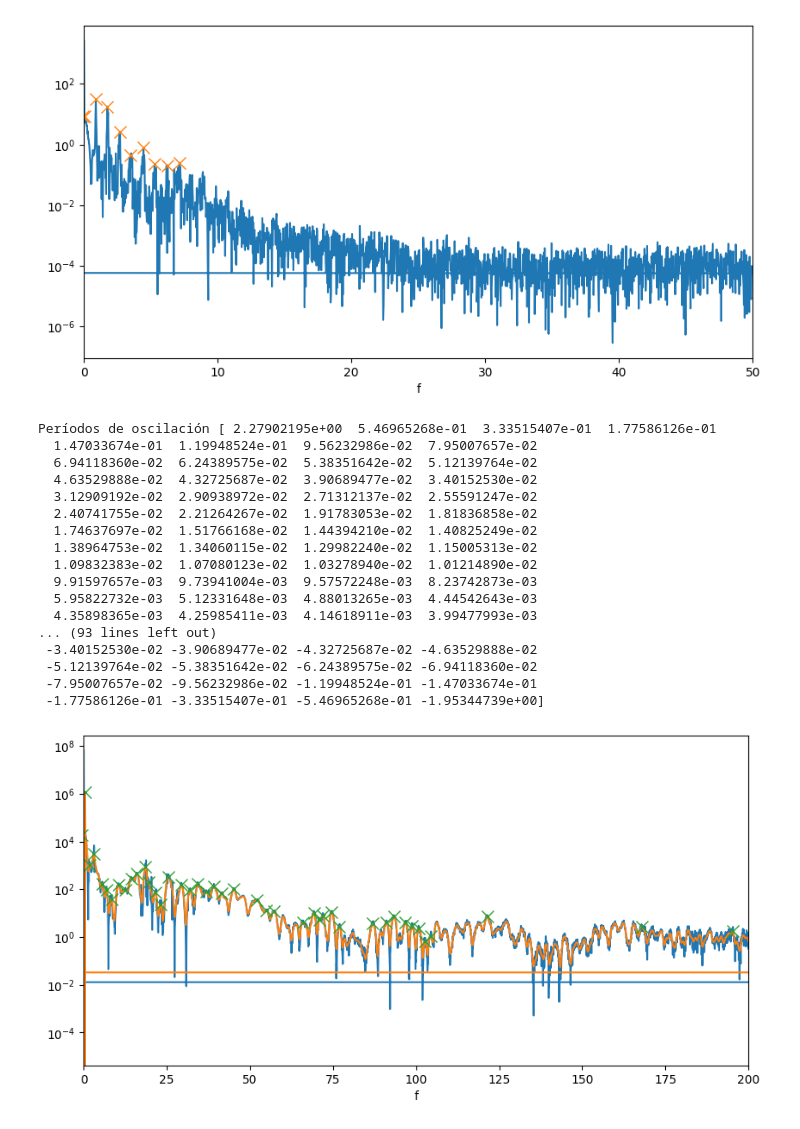
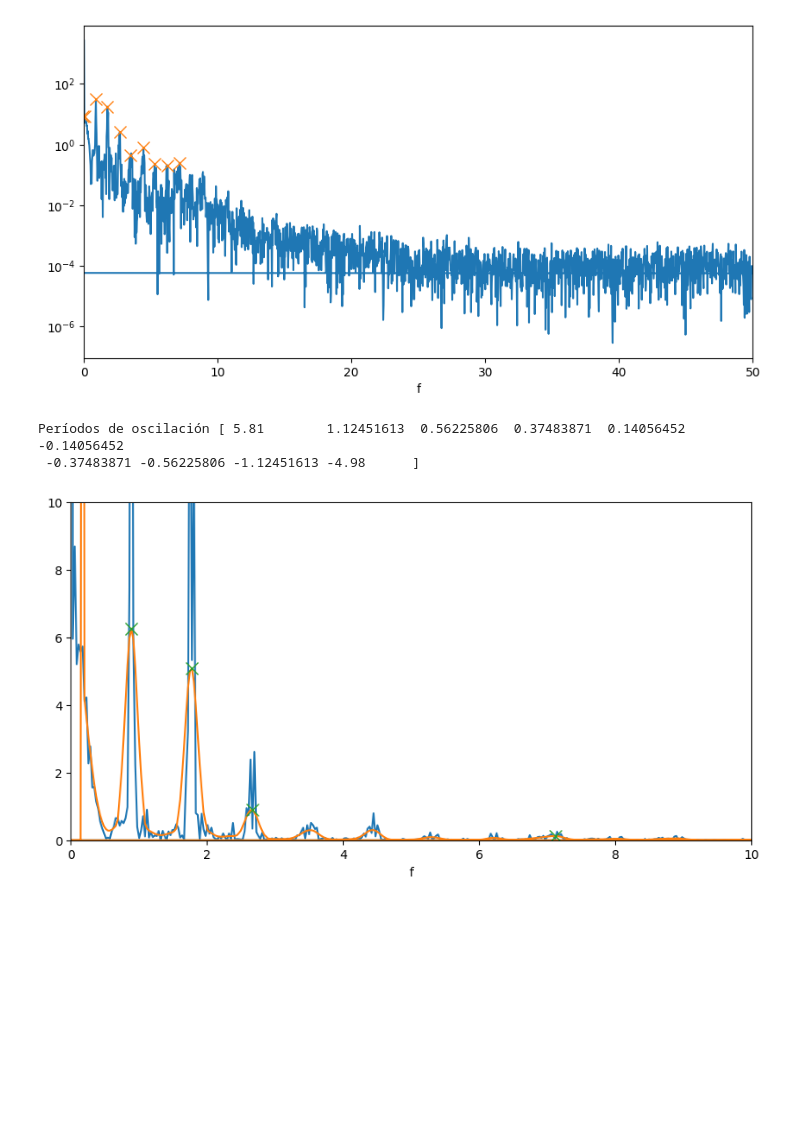
Before and after one commit to sebastlop/series-temporales-machine-learning, a Jupyter notebook: Apuntes/Tema-4/Tema-4-analisis-fourier.ipynb, the cells around one changed output. Cells and saved outputs as stored; diff of their text form; code cells hidden in the pictures; blank space fills up the shorter version.

```diff
--- a/Apuntes/Tema-4/Tema-4-analisis-fourier.ipynb
+++ b/Apuntes/Tema-4/Tema-4-analisis-fourier.ipynb
@@ -146,41 +146,26 @@ Períodos de oscilación [ 17.43         1.12451613   0.57147541   0.37085106
   -0.57147541  -1.12451613 -17.43      ]
 [figure]
 # %%
-from scipy.signal import find_peaks
-
+# Podemos ver una aproximación extra a partir de suavizar la señal
 #suavizamos con un filtro gaussiano la señal
 
 def gauss(x, m, s):
     return np.exp(-(x-m)**2/2/s**2)/np.sqrt(2*np.pi)/s
 
 plantilla = gauss(np.arange(13),6,3)
-soft = np.hstack([np.zeros(6),np.convolve(spectral_density[:,0], plantilla, mode='valid'),np.zeros(6)])
+soft = np.hstack([np.zeros(6),np.convolve(spectral_density, plantilla, mode='valid'),np.zeros(6)])
 # %%
-peaks = find_peaks(soft,threshold=0.01, distance=10)[0]
+peaks = find_peaks(soft,threshold=0.001, distance=10)[0]
 print(f'Períodos de oscilación {1/freqs[peaks]}')
 plt.figure(figsize=(10,5))
 plt.xlabel('f')
-plt.semilogy(freqs,spectral_density[:,0])
-plt.semilogy(freqs,soft)
-plt.semilogy(freqs[peaks],soft[peaks],'x', ms=10)
-plt.xlim(0,200)
+plt.plot(freqs,spectral_density)
+plt.plot(freqs,soft)
+plt.plot(freqs[peaks],soft[peaks],'x', ms=10)
+plt.xlim(0,10)
+plt.ylim(0,10)
 plt.show()
 # %% [output]
-Períodos de oscilación [ 2.27902195e+00  5.46965268e-01  3.33515407e-01  1.77586126e-01
-  1.47033674e-01  1.19948524e-01  9.56232986e-02  7.95007657e-02
-  6.94118360e-02  6.24389575e-02  5.38351642e-02  5.12139764e-02
-  4.63529888e-02  4.32725687e-02  3.90689477e-02  3.40152530e-02
-  3.12909192e-02  2.90938972e-02  2.71312137e-02  2.55591247e-02
-  2.40741755e-02  2.21264267e-02  1.91783053e-02  1.81836858e-02
-  1.74637697e-02  1.51766168e-02  1.44394210e-02  1.40825249e-02
-  1.38964753e-02  1.34060115e-02  1.29982240e-02  1.15005313e-02
-  1.09832383e-02  1.07080123e-02  1.03278940e-02  1.01214890e-02
-  9.91597657e-03  9.73941004e-03  9.57572248e-03  8.23742873e-03
-  5.95822732e-03  5.12331648e-03  4.88013265e-03  4.44542643e-03
-  4.35898365e-03  4.25985411e-03  4.14618911e-03  3.99477993e-03
-... (93 lines left out)
- -3.40152530e-02 -3.90689477e-02 -4.32725687e-02 -4.63529888e-02
- -5.12139764e-02 -5.38351642e-02 -6.24389575e-02 -6.94118360e-02
- -7.95007657e-02 -9.56232986e-02 -1.19948524e-01 -1.47033674e-01
- -1.77586126e-01 -3.33515407e-01 -5.46965268e-01 -1.95344739e+00]
+Períodos de oscilación [ 5.81        1.12451613  0.56225806  0.37483871  0.14056452 -0.14056452
+ -0.37483871 -0.56225806 -1.12451613 -4.98      ]
-[figure, old version]
+[figure, new version]
```
Also changed, not shown: parts of 15 cells of this notebook, 1 other file.
